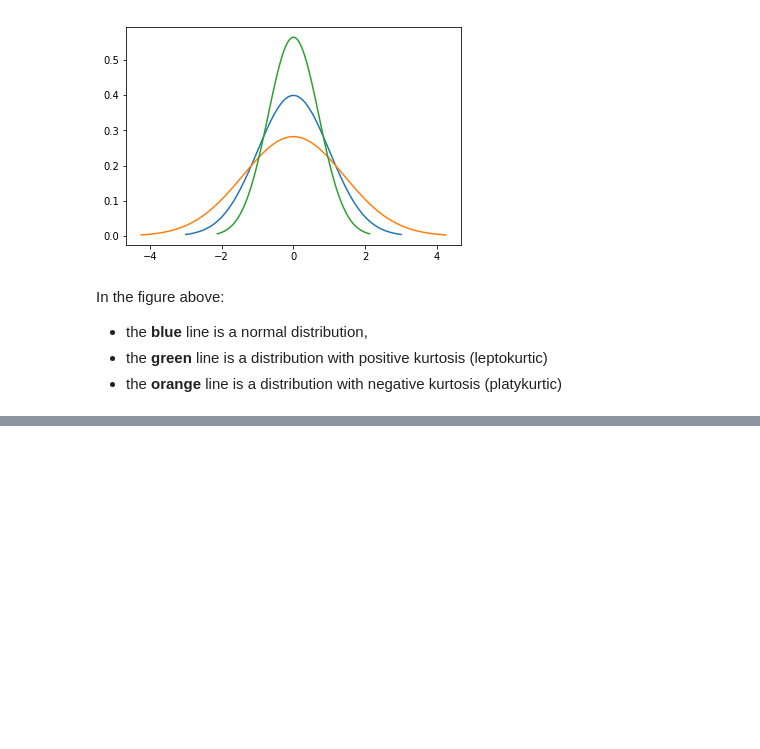
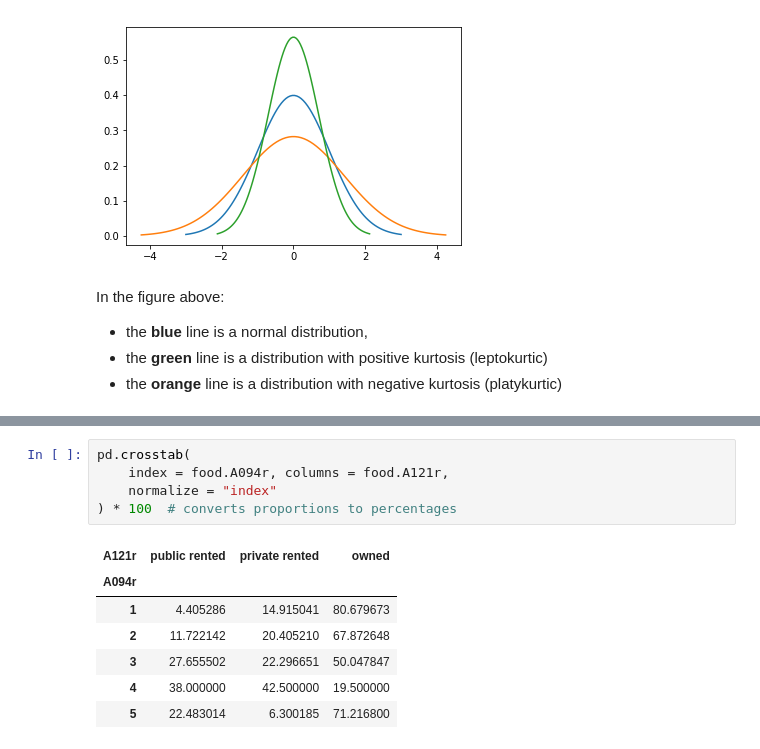
Before and after one commit to philmikejones/stats101, a Jupyter notebook: notebooks/stats101.ipynb, the cells around one changed output, grey strips where cells are left out. Saved outputs shown, nothing was run; the diff lists cells and outputs as text; blank space fills up the shorter version.

```diff
--- a/notebooks/stats101.ipynb
+++ b/notebooks/stats101.ipynb
@@ -665,0 +714,13 @@ In the figure above:
+# %%
+pd.crosstab(
+    index = food.A094r, columns = food.A121r,
+    normalize = "index"
+) * 100  # converts proportions to percentages
+# %% [output]
+| A121r | public rented | private rented | owned |
+| A094r |  |  |  |
+| 1 | 4.405286 | 14.915041 | 80.679673 |
+| 2 | 11.722142 | 20.405210 | 67.872648 |
+| 3 | 27.655502 | 22.296651 | 50.047847 |
+| 4 | 38.000000 | 42.500000 | 19.500000 |
+| 5 | 22.483014 | 6.300185 | 71.216800 |
```
Also changed, not shown: parts of 6 cells of this notebook.
